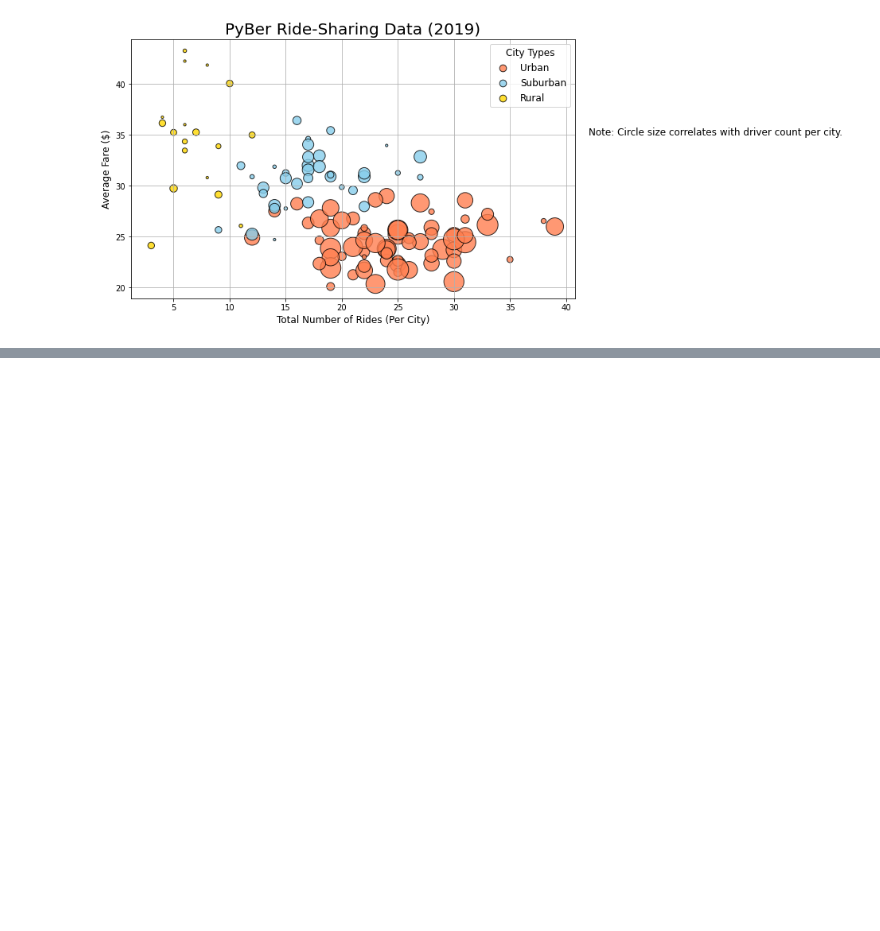
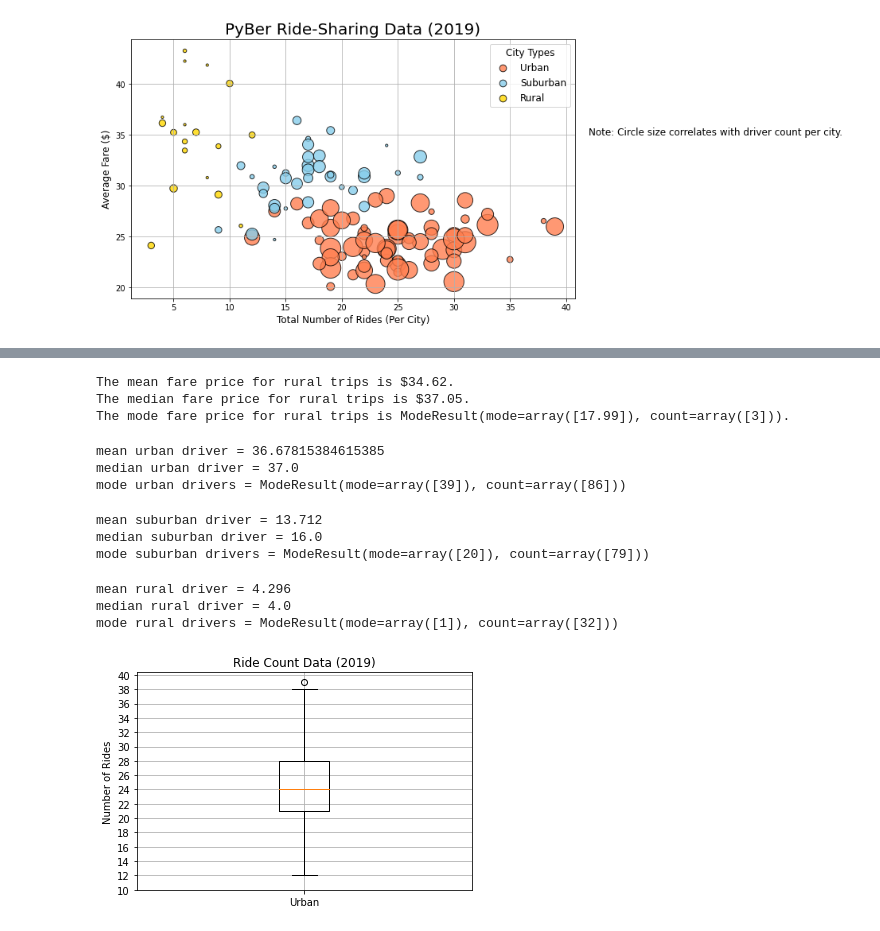
Before and after one commit to AmairaniR/Pyber-Analysis, a Jupyter notebook: PyBer.ipynb, the cells around one changed output, grey strips where cells are left out. Saved outputs shown, nothing was run; the diff lists cells and outputs as text; code cells hidden in the pictures; blank space fills up the shorter version.

Commit message:
added box and whiskers plot code to PyBer file and images to analysis folder

```diff
--- a/PyBer.ipynb
+++ b/PyBer.ipynb
@@ -306,0 +479,76 @@ plt.show()
+# %%
+rural_fares = rural_cities_df["fare"]
+mean_rural_fares = np.mean(rural_fares)
+print(f"The mean fare price for rural trips is ${mean_rural_fares:.2f}.")
+
+median_rural_fares = np.median(rural_fares)
+print(f"The median fare price for rural trips is ${median_rural_fares:.2f}.")
+
+mode_rural_fares = sts.mode(suburban_fares)
+print(f"The mode fare price for rural trips is {mode_rural_fares}.")
+# %% [output]
+The mean fare price for rural trips is $34.62.
+The median fare price for rural trips is $37.05.
+The mode fare price for rural trips is ModeResult(mode=array([17.99]), count=array([3])).
+# %%
+# Get the driver count data from the urban cities.
+urban_drivers = urban_cities_df['driver_count']
+
+mean_urban_drivers = np.mean(urban_drivers)
+print(f"mean urban driver = {mean_urban_drivers}")
+
+median_urban_drivers = np.median(urban_drivers)
+print(f"median urban driver = {median_urban_drivers}")
+
+mode_urban_drivers = sts.mode(urban_drivers)
+print(f"mode urban drivers = {mode_urban_drivers}")
+# %% [output]
+mean urban driver = 36.67815384615385
+median urban driver = 37.0
+mode urban drivers = ModeResult(mode=array([39]), count=array([86]))
+# %%
+# Get the driver count data from the suburban cities.
+suburban_drivers = suburban_cities_df["driver_count"]
+
+mean_suburban_drivers = np.mean(suburban_drivers)
+print(f"mean suburban driver = {mean_suburban_drivers}")
+
+median_suburban_drivers = np.median(suburban_drivers)
+print(f"median suburban driver = {median_suburban_drivers}")
+
+mode_suburban_drivers = sts.mode(suburban_drivers)
+print(f"mode suburban drivers = {mode_suburban_drivers}")
+# %% [output]
+mean suburban driver = 13.712
+median suburban driver = 16.0
+mode suburban drivers = ModeResult(mode=array([20]), count=array([79]))
+# %%
+# Get the driver count data from the rural cities.
+rural_drivers = rural_cities_df["driver_count"]
+
+mean_rural_drivers = np.mean(rural_drivers)
+print(f"mean rural driver = {mean_rural_drivers}")
+
+median_rural_drivers = np.median(rural_drivers)
+print(f"median rural driver = {median_rural_drivers}")
+
+mode_rural_drivers = sts.mode(rural_drivers)
+print(f"mode rural drivers = {mode_rural_drivers}")
+# %% [output]
+mean rural driver = 4.296
+median rural driver = 4.0
+mode rural drivers = ModeResult(mode=array([1]), count=array([32]))
+# %%
+# Create a box-and-whisker plot for the urban cities ride count.
+x_labels = ["Urban"]
+fig, ax = plt.subplots()
+ax.boxplot(urban_ride_count, labels=x_labels)
+
+# Add the title, y-axis label and grid.
+ax.set_title('Ride Count Data (2019)')
+ax.set_ylabel('Number of Rides')
+ax.set_yticks(np.arange(10, 41, step=2.0))
+ax.grid()
+plt.show()
+# %% [output]
+[figure, added]
```
Also changed, not shown: parts of 28 cells of this notebook, 3 other files.
